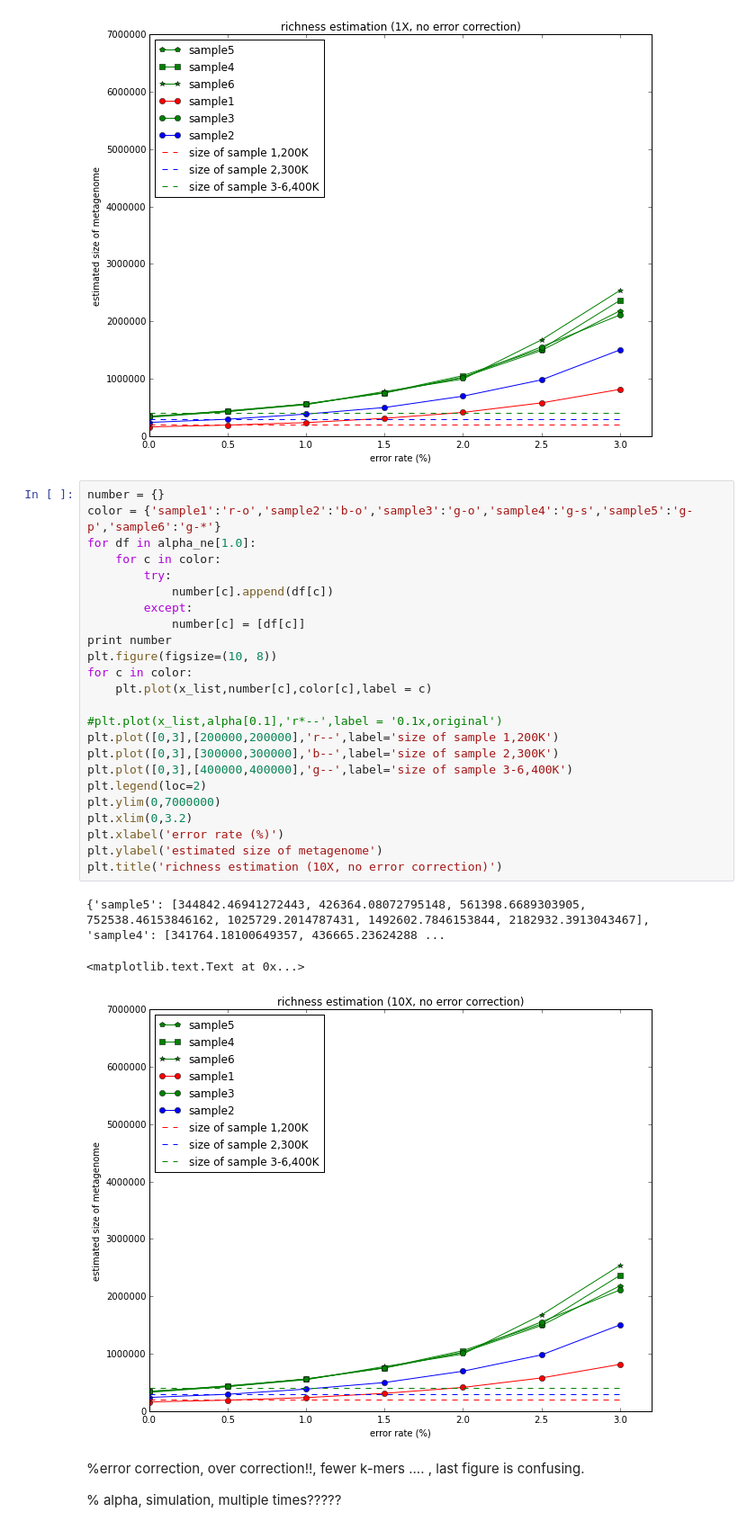
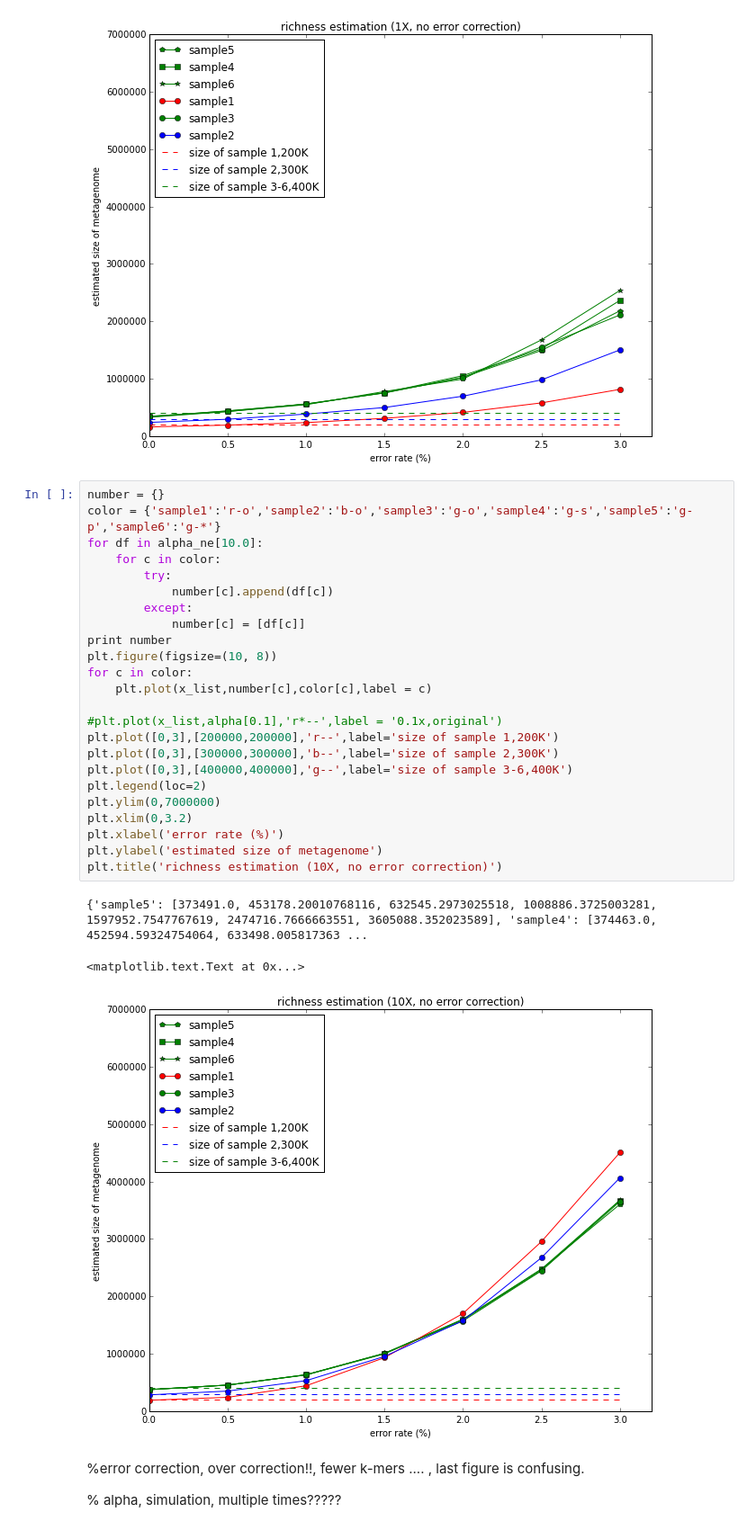
Before and after one commit to qingpeng/2013-diversity, a Jupyter notebook: notebook/influence of error rate.ipynb, the cells around one changed output. Shown: that part at 90% size. Drawn from its saved outputs; the diff is of its cells as text.

```diff
--- a/notebook/influence of error rate.ipynb
+++ b/notebook/influence of error rate.ipynb
@@ -228,31 +228,31 @@ plt.title('richness estimation (1X, no error correction)')
 # %%
 number = {}
 color = {'sample1':'r-o','sample2':'b-o','sample3':'g-o','sample4':'g-s','sample5':'g-p','sample6':'g-*'}
-for df in alpha_ne[1.0]:
+for df in alpha_ne[10.0]:
     for c in color:
         try:
             number[c].append(df[c])
         except:
             number[c] = [df[c]]
 print number
 plt.figure(figsize=(10, 8))
 for c in color:
     plt.plot(x_list,number[c],color[c],label = c)
 
 #plt.plot(x_list,alpha[0.1],'r*--',label = '0.1x,original')
 plt.plot([0,3],[200000,200000],'r--',label='size of sample 1,200K')
 plt.plot([0,3],[300000,300000],'b--',label='size of sample 2,300K')
 plt.plot([0,3],[400000,400000],'g--',label='size of sample 3-6,400K')
 plt.legend(loc=2)
 plt.ylim(0,7000000)
 plt.xlim(0,3.2)
 plt.xlabel('error rate (%)')
 plt.ylabel('estimated size of metagenome')
 plt.title('richness estimation (10X, no error correction)')
 # %% [output]
-{'sample5': [344842.46941272443, 426364.08072795148, 561398.6689303905, 752538.46153846162, 1025729.2014787431, 1492602.7846153844, 2182932.3913043467], 'sample4': [341764.18100649357, 436665.23624288 ...
+{'sample5': [373491.0, 453178.20010768116, 632545.2973025518, 1008886.3725003281, 1597952.7547767619, 2474716.7666663551, 3605088.352023589], 'sample4': [374463.0, 452594.59324754064, 633498.005817363 ...
 <matplotlib.text.Text at 0x...>
-[figure, old version]
+[figure, new version]
 # %% [markdown]
 %error correction, over correction!!, fewer k-mers .... , last figure is confusing.
 
```
Also changed, not shown: parts of 2 cells of this notebook, 9 other files.
